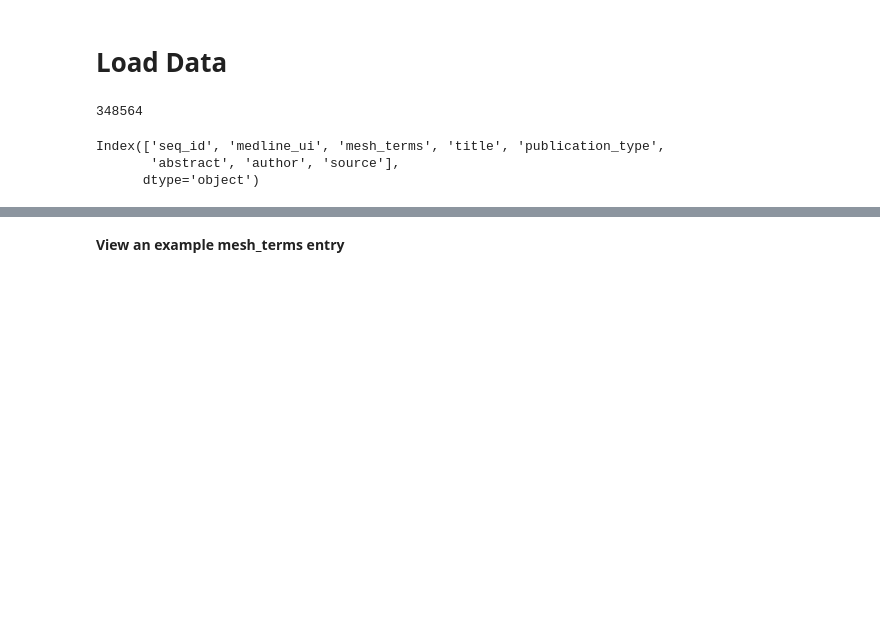
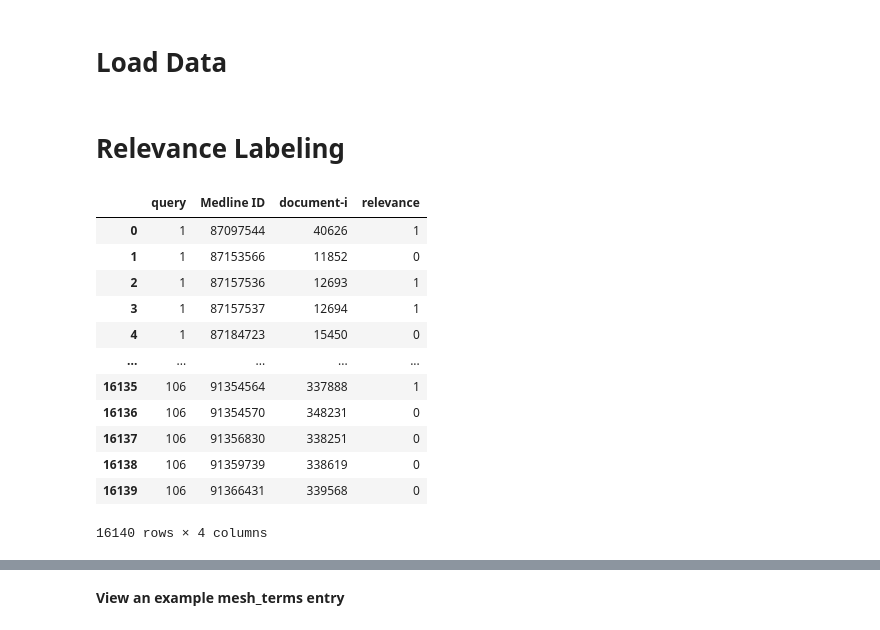
Before and after one commit to shef-ski/edds-ex2, a Jupyter notebook: main 09-01-2025.ipynb, the cells around one changed output, grey strips where cells are left out. Cells and saved outputs as stored; diff of their text form; code cells hidden in the pictures; blank space fills up the shorter version.

```diff
--- a/main 09-01-2025.ipynb
+++ b/main 09-01-2025.ipynb
@@ -20,19 +20,28 @@ from functions import load_parquet_as_df, is_sensitive, get_keywords_from_xml
 # %% [markdown]
 # Load Data
 # %%
-# Adjust paths accordingly:
-test_path = "data/OHSUMED/test-00000-of-00001.parquet"
-train_path = "data/OHSUMED/train-00000-of-00001.parquet"
+##Outdated code, other data source used
+if 1 == 2:
+    # Adjust paths accordingly:
+    #test_path = "data/OHSUMED/test-00000-of-00001.parquet"
+    #train_path = "data/OHSUMED/train-00000-of-00001.parquet"
 
-df_test = load_parquet_as_df(test_path)
-df_train = load_parquet_as_df(train_path)
+    #import pandas as pd
 
-df = pd.concat([df_test, df_train], axis=0)
+    splits = {'train': 'ohsumed/train-00000-of-00001.parquet', 'test': 'ohsumed/test-00000-of-00001.parquet'}
+    df_train = pd.read_parquet("hf://datasets/community-datasets/ohsumed/" + splits["train"])
+    df_test = pd.read_parquet("hf://datasets/community-datasets/ohsumed/" + splits["test"])
+
+    #df_test = load_parquet_as_df(test_path)
+    #df_train = load_parquet_as_df(train_path)
+
+    df_1 = pd.concat([df_test, df_train], axis=0)
+    print(df_1.isna().sum())
 # %%
-print(len(df))
-df.columns
+#outdated
+if 1 == 2:
+    print(len(df_1))
+    df_1.columns
+    print(df_1.info())
+    #display(df_1)
+    display(df_1[df_1["medline_ui"] == 91343590])
-# %% [output]
-348564
-Index(['seq_id', 'medline_ui', 'mesh_terms', 'title', 'publication_type',
-       'abstract', 'author', 'source'],
-      dtype='object')
@@ -38,0 +107,31 @@ Index(['seq_id', 'medline_ui', 'mesh_terms', 'title', 'publication_type',
+# %% [markdown]
+# Relevance Labeling
+# %%
+def parse_judged_data(path:str):
+
+    df = pd.read_csv(path, sep="\t", header=None, names=["query", "Medline ID", "document-i", "relevance1", "relevance2", "relevance3"])
+    #if in one of the 3 relevance couluns is a p (partly relevant) or d (definitely relevant), the document is labled as relavant (1) in a new relevance column
+    df["relevance"] = df[["relevance1", "relevance2", "relevance3"]].apply(
+    lambda row: 1 if any(val in ['p', 'd'] for val in row.fillna(0)) else 0,
+    axis=1
+    )
+    df = df.drop(["relevance1", "relevance2", "relevance3"], axis=1)
+    df['Medline ID'] = df['Medline ID'].astype(int)
+    return df
+# %%
+df_judged = parse_judged_data("judged.txt").drop_duplicates()
+display(df_judged)
+# %% [output]
+|  | query | Medline ID | document-i | relevance |
+| 0 | 1 | 87097544 | 40626 | 1 |
+| 1 | 1 | 87153566 | 11852 | 0 |
+| 2 | 1 | 87157536 | 12693 | 1 |
+| 3 | 1 | 87157537 | 12694 | 1 |
+| 4 | 1 | 87184723 | 15450 | 0 |
+| ... | ... | ... | ... | ... |
+| 16135 | 106 | 91354564 | 337888 | 1 |
+| 16136 | 106 | 91354570 | 348231 | 0 |
+| 16137 | 106 | 91356830 | 338251 | 0 |
+| 16138 | 106 | 91359739 | 338619 | 0 |
+| 16139 | 106 | 91366431 | 339568 | 0 |
+16140 rows × 4 columns
```
Also changed, not shown: parts of 21 cells of this notebook.
